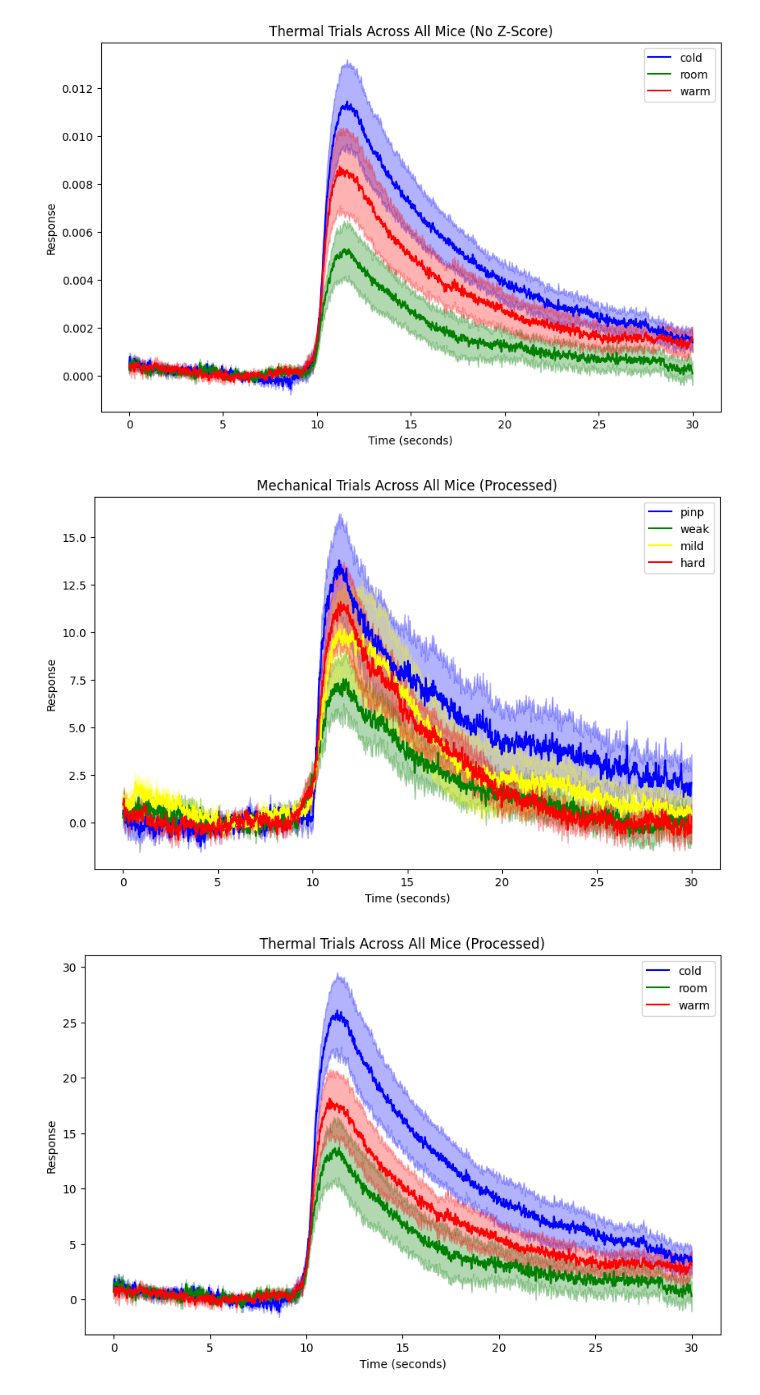
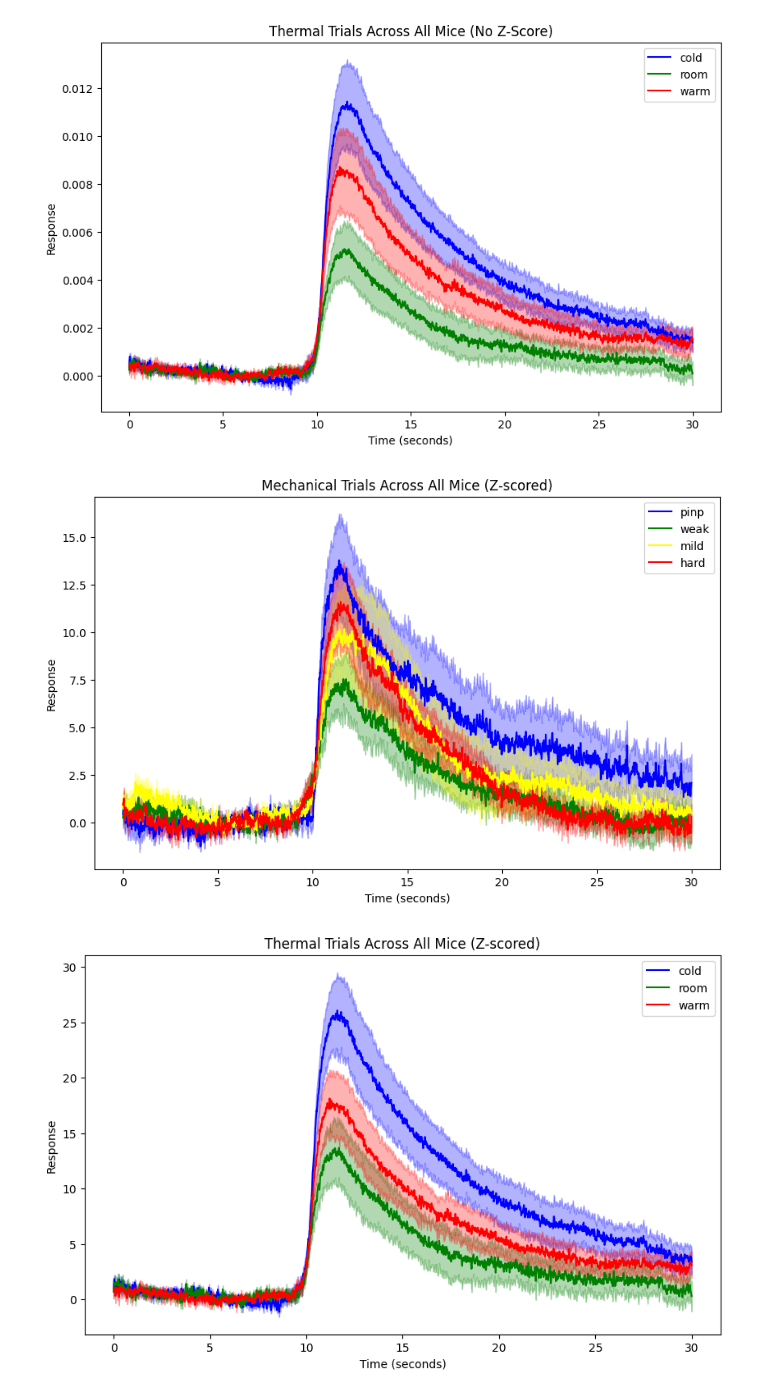
Before and after one commit to MagM00/nevian_lab, a Jupyter notebook: sensory_stim_analysis/sens_FP_analysis-grada.ipynb, the cells around one changed output. Cells and saved outputs as stored; diff of their text form; code cells hidden in the pictures.

```diff
--- a/sensory_stim_analysis/sens_FP_analysis-grada.ipynb
+++ b/sensory_stim_analysis/sens_FP_analysis-grada.ipynb
@@ -108,34 +108,34 @@ def zscore_and_zero_period(data, baseline_start, baseline_end, zero_start, zero_
 def extract_normalize_zero_trials_per_animal(animal_data, trial_types, baseline_start, baseline_end, zero_start, zero_end, sampling_rate):
     trials = {}
     for animal, data in animal_data.items():
         animal_trials = {}
         for trial in trial_types:
             if isinstance(data.item(), dict) and trial in data.item():
                 processed_data = zscore_and_zero_period(data.item()[trial], baseline_start, baseline_end, zero_start, zero_end, sampling_rate)
                 animal_trials[trial] = processed_data
         trials[animal] = animal_trials
     return trials
 
 # Extracting, normalizing, and zeroing out trials for each animal
 baseline_start_sec = 0  # Starting point of the baseline in seconds
 baseline_end_sec = 10   # Ending point of the baseline in seconds
 zero_start_sec = 5     # Starting point of zeroing out period in seconds
 zero_end_sec = 7       # Ending point of zeroing out period in seconds
 
 mechanical_data_processed = extract_normalize_zero_trials_per_animal(all_data, mechanical_trials,
                                                                      baseline_start_sec, baseline_end_sec,
                                                                      zero_start_sec, zero_end_sec, 130)
 thermal_data_processed = extract_normalize_zero_trials_per_animal(all_data, thermal_trials,
                                                                   baseline_start_sec, baseline_end_sec,
                                                                   zero_start_sec, zero_end_sec, 130)
 
 # Calculating average and SEM for mechanical and thermal trials with processed data
 mechanical_avg_sem_processed = calculate_avg_sem_across_animals(mechanical_data_processed, mechanical_trials)
 thermal_avg_sem_processed = calculate_avg_sem_across_animals(thermal_data_processed, thermal_trials)
 
 # Plotting the trials with processed data
-plot_trials_with_colors(mechanical_avg_sem_processed, "Mechanical Trials Across All Mice (Processed)", 130, color_codes)
-plot_trials_with_colors(thermal_avg_sem_processed, "Thermal Trials Across All Mice (Processed)", 130, color_codes)
+plot_trials_with_colors(mechanical_avg_sem_processed, "Mechanical Trials Across All Mice (Z-scored)", 130, color_codes)
+plot_trials_with_colors(thermal_avg_sem_processed, "Thermal Trials Across All Mice (Z-scored)", 130, color_codes)
 # %% [output]
-[figure, old version]
+[figure, new version]
-[figure, old version]
+[figure, new version]
```
